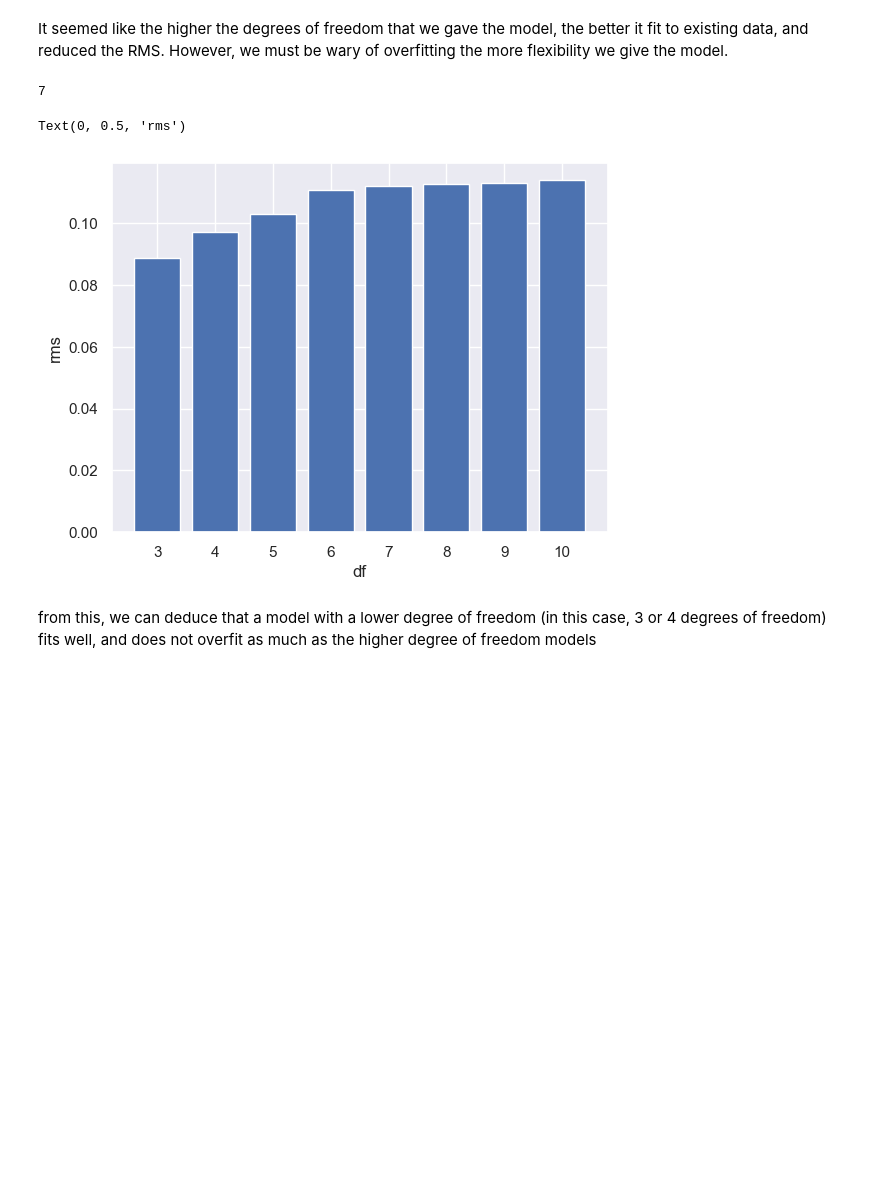
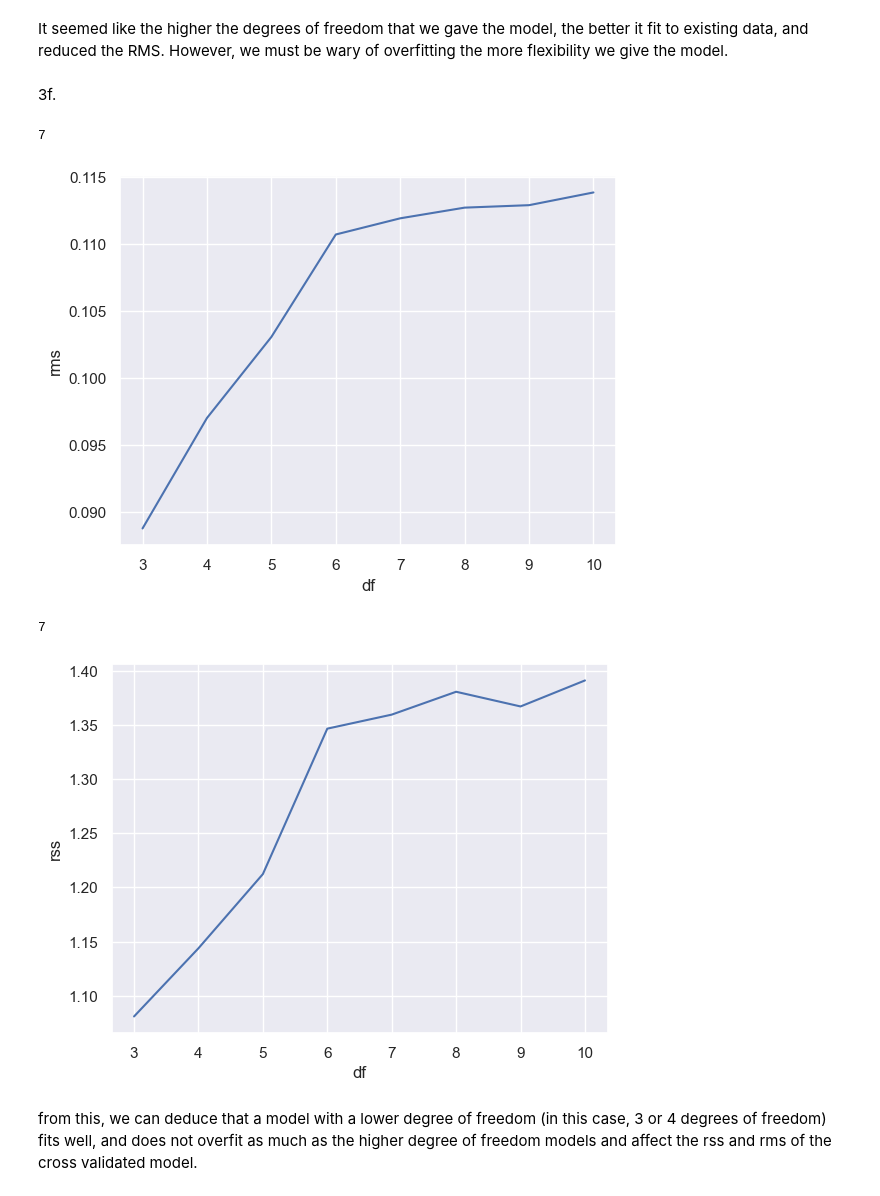
Before and after one commit to bhnord/CS4342, a Jupyter notebook: Assignment 5 Code/Assignment5.ipynb, the cells around one changed output. Saved outputs shown, nothing was run; the diff lists cells and outputs as text; code cells hidden in the pictures; blank space fills up the shorter version.

```diff
--- a/Assignment 5 Code/Assignment5.ipynb
+++ b/Assignment 5 Code/Assignment5.ipynb
@@ -439,7 +422,7 @@ The knots were chosen by the software; we only supplied the degrees of freedom (
 3e.
 # %%
 # train_x, valid_x, train_y, valid_y = train_test_split(X, y, test_size=0.33, random_state = 1)
-
+all_rms = []
 for freedom in range(3, 11):
     # Generating cubic spline with 3 knots at 25, 40 and 60
     transformed_x = dmatrix("bs(train, df={}, include_intercept=False)".format(freedom), {"train": X},return_type='dataframe')
@@ -468,6 +451,10 @@ for freedom in range(3, 11):
     plt.title('{}df B-Spline'.format(freedom))
     plt.show()
     print('RMS:',rms)
+    all_rms.append(rms)
+plt.plot(list(range(3, 11)), all_rms)
+plt.xlabel("degree fredom")
+plt.ylabel("rms")
 # %% [output]
 parameters: Intercept                                      0.755153
 bs(train, df=3, include_intercept=False)[0]   -0.498271
@@ -529,15 +516,21 @@ dtype: float64
 # %% [markdown]
 It seemed like the higher the degrees of freedom that we gave the model, the better it fit to existing data, and reduced the RMS. However, we must be wary of overfitting the more flexibility we give the model.
+# %% [markdown]
+3f.
 # %%
 all_rms = []
+all_rss = []
+X = df['dis']
+y = df['nox']
 for freedom in range(3, 11):
     avg_rms = 0
+    avg_rss =0
     cnt = 0
 
     kf = KFold(n_splits=5, random_state=None)
-    for train_index, test_index in kf.split(X):
-        X_train, X_test = X[train_index], X[test_index]
-        y_train, y_test = y[train_index], y[test_index]
+    for train_indices, test_indices in kf.split(X):
+
+        X_train, X_test, y_train, y_test = X.iloc[train_indices], X.iloc[test_indices], y[train_indices], y[test_indices]
         # # Generating cubic spline
         transformed_x = dmatrix("bs(train, df={}, include_intercept=False)".format(freedom), {"train": X_train},return_type='dataframe')
 
@@ -545,35 +538,48 @@ for freedom in range(3, 11):
         fit1 = sm.GLM(y_train, transformed_x).fit()
         # print("parameters:",fit1.params)
         # Predictions on splines
         pred = fit1.predict(dmatrix("bs(valid, df={}, include_intercept=False)".format(freedom), {"valid": X_test}, return_type='dataframe'))
+
+
         rms = sqrt(mean_squared_error(y_test, pred))
+        rss = len(test_indices) * mean_squared_error(y_test, pred)
         avg_rms+=rms
+        avg_rss+=rss
         cnt+=1
     avg_rms/=cnt
+    avg_rss/=cnt
     all_rms.append(avg_rms)
+    all_rss.append(avg_rss)
 
 
         # # xp = np.linspace(X.min(),X.max(),250)
         # # pred = fit1.predict(dmatrix("bs(valid, df={}, include_intercept=False)".format(freedom), {"valid": xp}, return_type='dataframe'))
 
         # # plt.plot(xp, pred, c='r')
         # plt.scatter(X, y)
         # plt.scatter(X, pred, s=20)
         # # # # Calculating RMSE values
         # # # rms1 = sqrt(mean_squared_error(valid_y, pred1))
 
         # plt.xlabel('dis')
         # plt.ylabel('nox')
         # plt.title('{}df B-Spline'.format(freedom))
         # plt.show()
         # print('RMS:',rms)
 print(np.argmax(all_rms))
-plt.bar(list(range(3, 11)), all_rms)
+plt.plot(list(range(3, 11)), all_rms)
 plt.xlabel('df')
 plt.ylabel('rms')
+plt.show()
+print(np.argmax(all_rss))
+plt.plot(list(range(3, 11)), all_rss)
+plt.xlabel('df')
+plt.ylabel('rss')
+plt.show()
 # %% [output]
 7
+[figure, new version]
-Text(0, 0.5, 'rms')
+7
-[figure, old version]
+[figure, added]
 # %% [markdown]
-from this, we can deduce that a model with a lower degree of freedom (in this case, 3 or 4 degrees of freedom) fits well, and does not overfit as much as the higher degree of freedom models
+from this, we can deduce that a model with a lower degree of freedom (in this case, 3 or 4 degrees of freedom) fits well, and does not overfit as much as the higher degree of freedom models and affect the rss and rms of the cross validated model.
```
Also changed, not shown: parts of 3 cells of this notebook.
